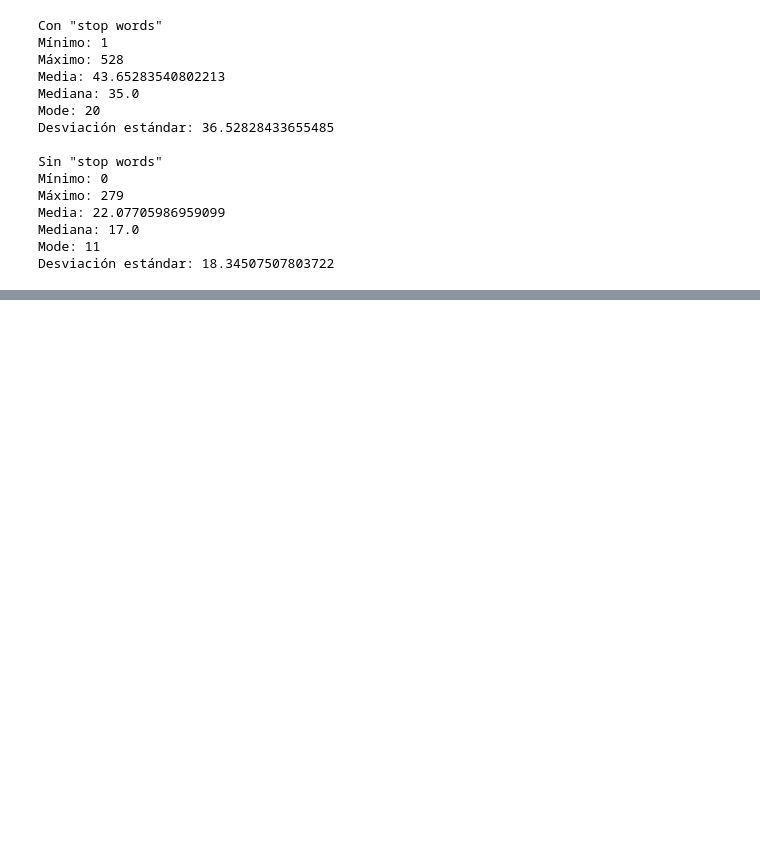
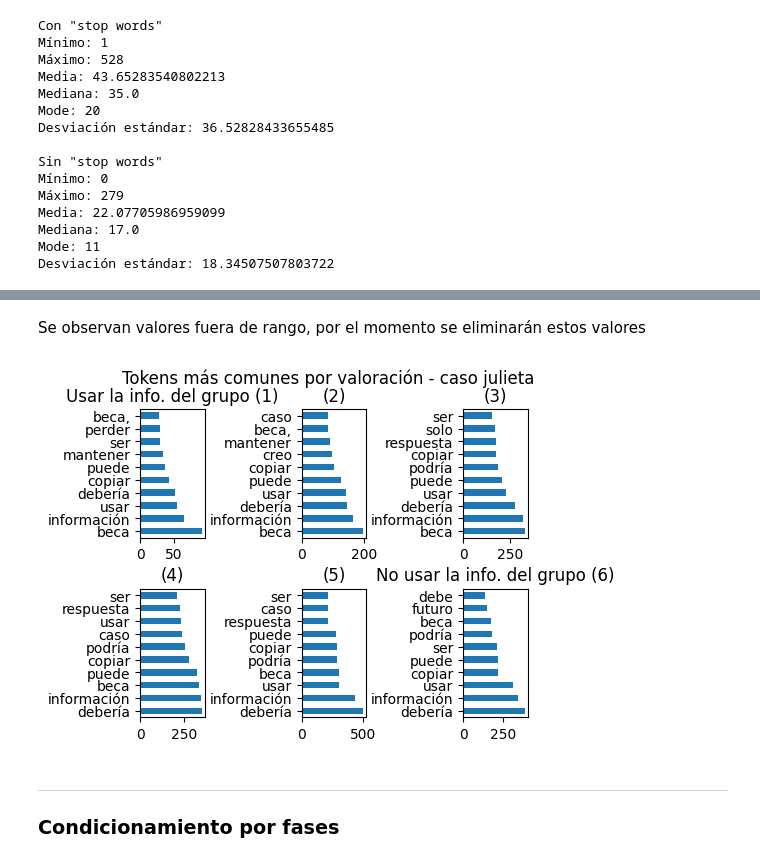
Before and after one commit to camilocarvajalreyes/ethicapp-nlp, a Jupyter notebook: exploracion_caso_julieta.ipynb, the cells around one changed output, grey strips where cells are left out. Cells and saved outputs as stored; diff of their text form; code cells hidden in the pictures; blank space fills up the shorter version.

Commit message:
updte exploracion tokens comunes por valoracion

```diff
--- a/exploracion_caso_julieta.ipynb
+++ b/exploracion_caso_julieta.ipynb
@@ -152,0 +169,28 @@ Desviación estándar: 18.34507507803722
+# %% [markdown]
+Se observan valores fuera de rango, por el momento se eliminarán estos valores
+# %%
+df = df.drop(df[df['sel'] > 6].index)
+# %%
+toks_1 = most_common(df[df['sel'] == 1],'comment',ignore=stopwords.words('spanish')+['si','julieta'])
+toks_2 = most_common(df[df['sel'] == 2],'comment',ignore=stopwords.words('spanish')+['si','julieta'])
+toks_3 = most_common(df[df['sel'] == 3],'comment',ignore=stopwords.words('spanish')+['si','julieta'])
+toks_4 = most_common(df[df['sel'] == 4],'comment',ignore=stopwords.words('spanish')+['si','julieta'])
+toks_5 = most_common(df[df['sel'] == 5],'comment',ignore=stopwords.words('spanish')+['si','julieta'])
+toks_6 = most_common(df[df['sel'] == 6],'comment',ignore=stopwords.words('spanish')+['si','julieta'])
+# %%
+fig, axs = plt.subplots(2, 3)
+plt.subplots_adjust(wspace=1.5, hspace=0.4)
+
+plot_token_frequency(toks_1,'Usar la info. del grupo (1)',ax=axs[0,0])
+plot_token_frequency(toks_2,'(2)',ax=axs[0,1])
+plot_token_frequency(toks_3,'(3)',ax=axs[0,2])
+plot_token_frequency(toks_4,'(4)',ax=axs[1,0])
+plot_token_frequency(toks_5,'(5)',ax=axs[1,1])
+plot_token_frequency(toks_6,'No usar la info. del grupo (6)',ax=axs[1,2])
+fig.suptitle("Tokens más comunes por valoración - caso {}".format(caso));
+# %% [output]
+[figure, added]
+# %% [markdown]
+---
+
+### Condicionamiento por fases
```
Also changed, not shown: parts of 6 cells of this notebook, 1 other file.
